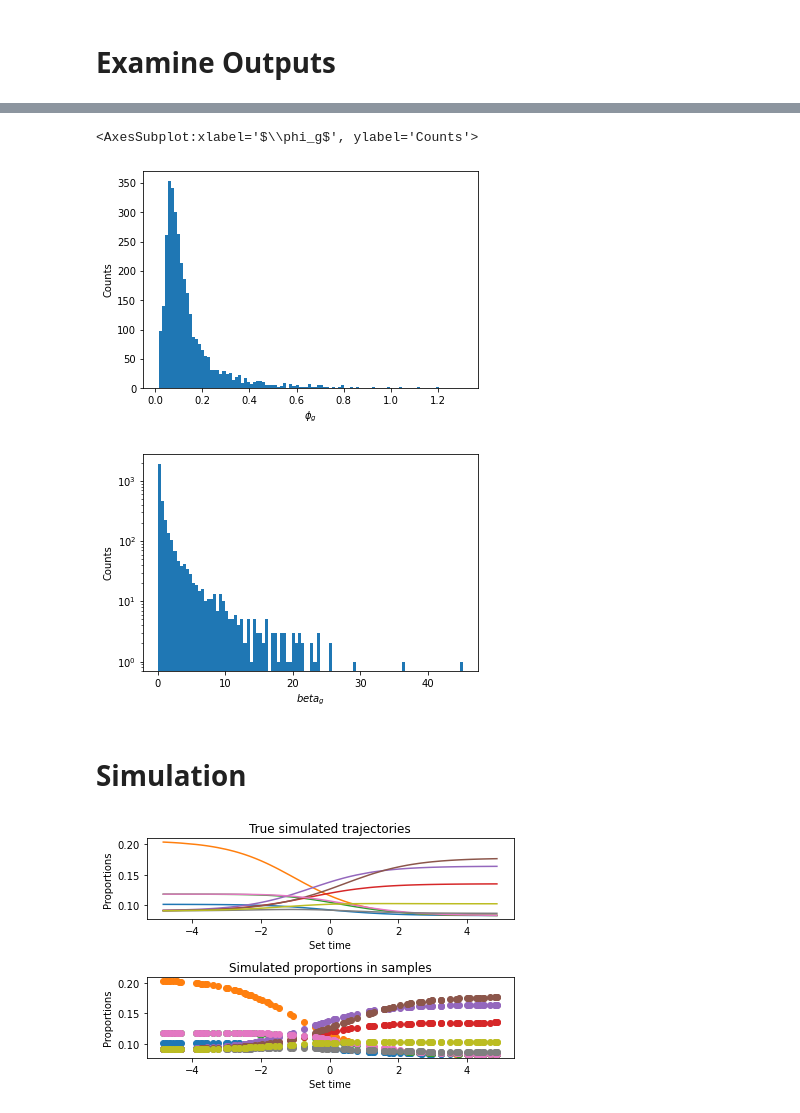
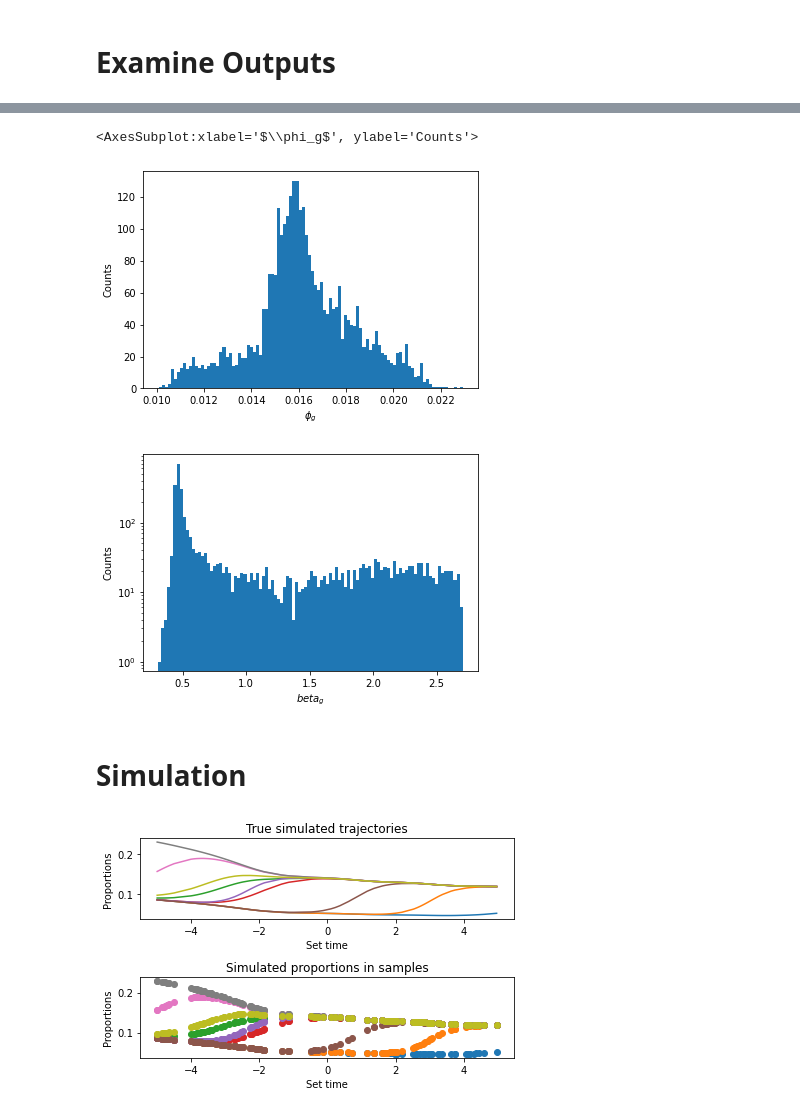
Before and after one commit to broadinstitute/temporal-rna-seq-deconvolution, a Jupyter notebook: deconvolve-simulated-sigmoid-example.ipynb, the cells around one changed output, grey strips where cells are left out. Saved outputs shown, nothing was run; the diff lists cells and outputs as text; code cells hidden in the pictures.

Commit message:
improve sigmoid parametrization

```diff
--- a/deconvolve-simulated-sigmoid-example.ipynb
+++ b/deconvolve-simulated-sigmoid-example.ipynb
@@ -48,6 +48,6 @@ pseudo_time_reg_deconv = TimeRegularizedDeconvolution(
     device=device,
     dtype=dtype)
 # %%
-pseudo_time_reg_deconv.fit_model(n_iters=5_000, verbose=True, log_frequency=1000)
+pseudo_time_reg_deconv.fit_model(n_iters=1_000, verbose=True, log_frequency=1000)
 # %% [output]
 [iteration: 0]   loss: 30368141.04
@@ -73,29 +69,35 @@ pseudo_time_reg_deconv.plot_composition_trajectories()
 pseudo_time_reg_deconv.plot_phi_g_distribution()
 # %% [output]
 <AxesSubplot:xlabel='$\\phi_g$', ylabel='Counts'>
-[figure, old version]
+[figure, new version]
 # %%
 # examine the gene capture coefficients
 pseudo_time_reg_deconv.plot_beta_g_distribution()
 matplotlib.pyplot.yscale('log')
 # %% [output]
-[figure, old version]
+[figure, new version]
 # %% [markdown]
 # Simulation
 # %%
 # Simulate and plot proportions
 sim_res = simulate_data(
     num_samples=100,
     reference_deconvolution=pseudo_time_reg_deconv,
     dirichlet_alpha = 1e10,
     trajectory_type = 'sigmoid',
+    trajectory_sample_params = {
+        'effect_size_min': -1,
+        'effect_size_max': 1,
+        'shift_min': 10,
+        'shift_max': 30,
+    }
 )
 
 plot_simulated_proportions(sim_res)
 matplotlib.pyplot.tight_layout()
 matplotlib.pyplot.show()
 # %% [output]
-[figure, old version]
+[figure, new version]
 # %%
 simulated_bulk = generate_anndata_from_sim(
     sim_res,
```
Also changed, not shown: parts of 10 cells of this notebook, 1 other file.
